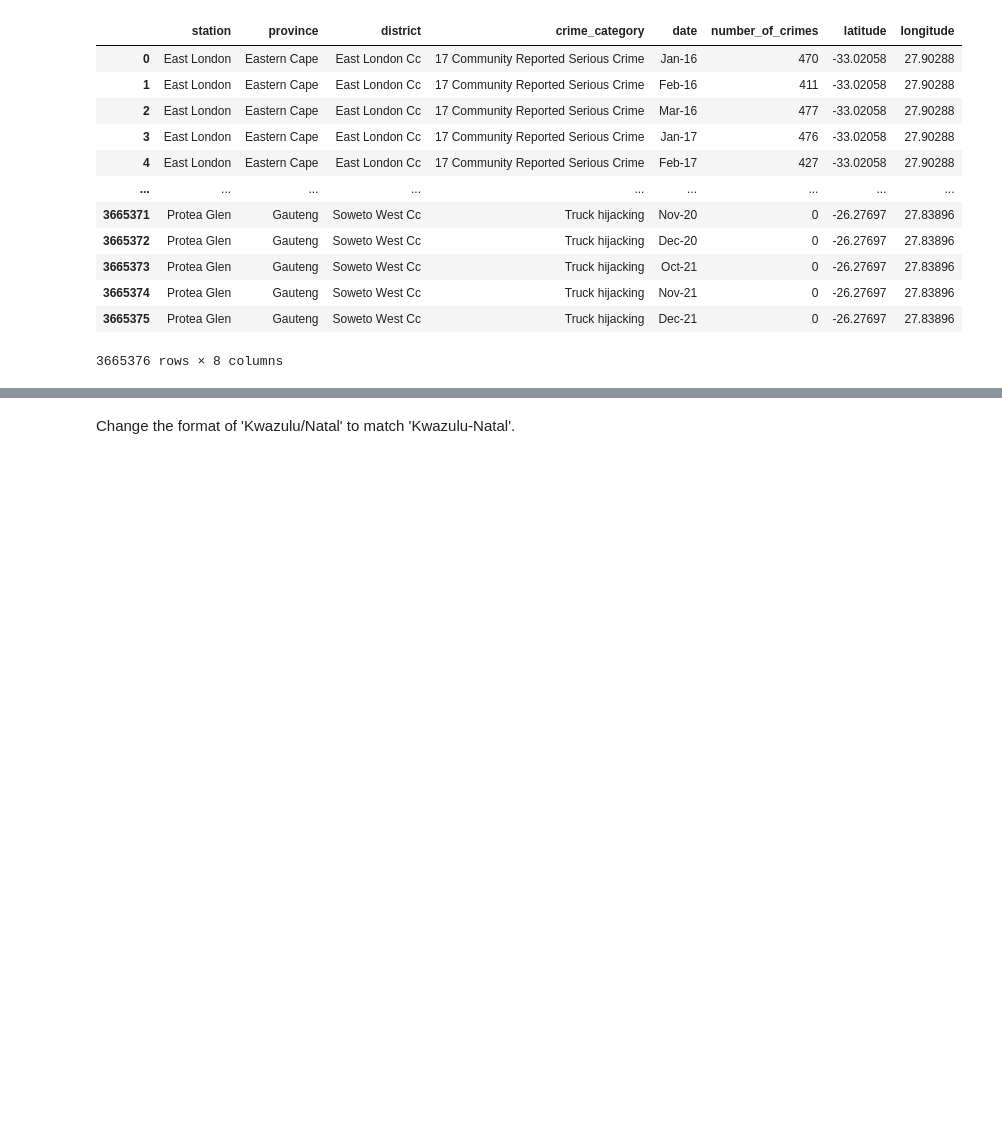
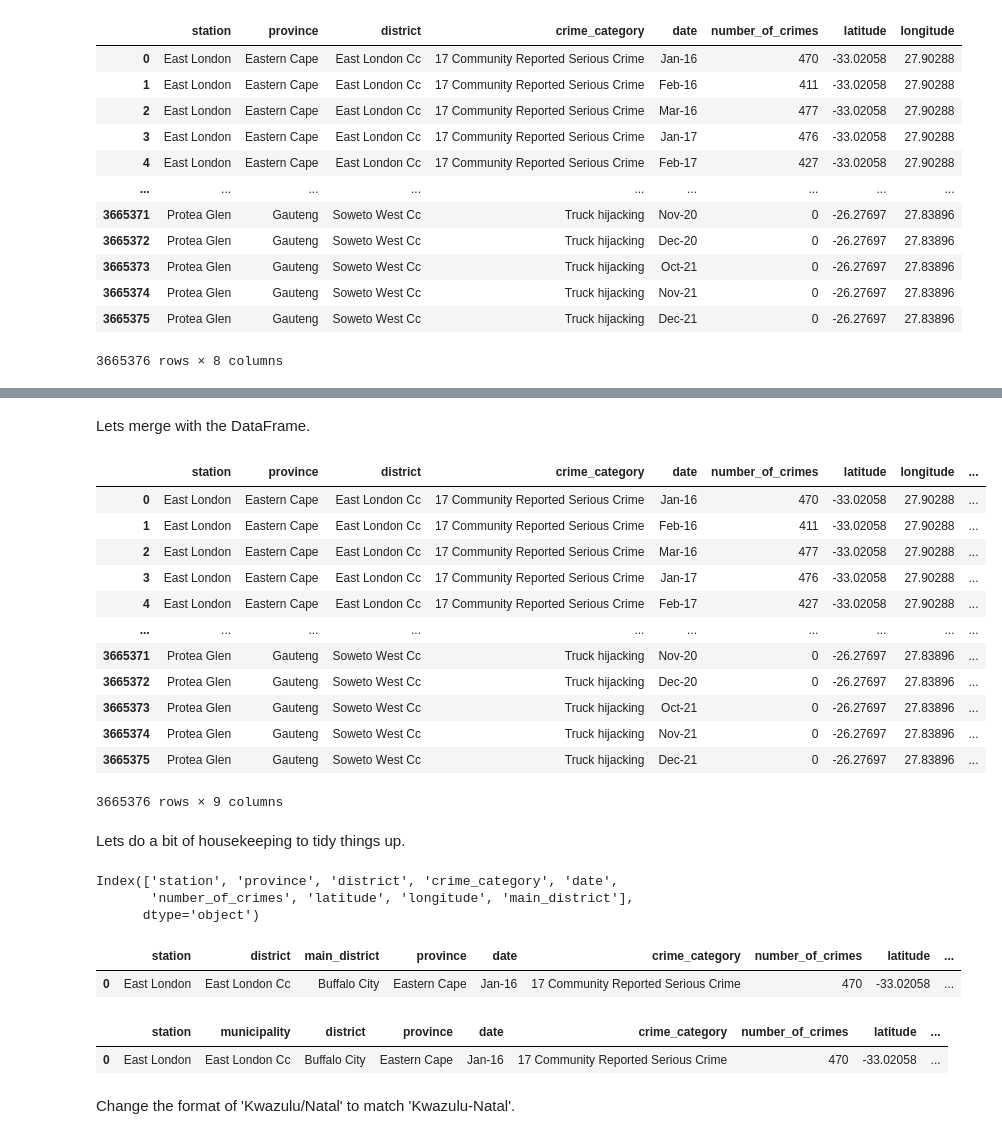
Before and after one commit to OmdenaAI/south-africa-chapter-mapping-urban-v, a Jupyter notebook: src/tasks/task4-eda-visualization/geospatial/sa_yearly_by_province.ipynb, the cells around one changed output, grey strips where cells are left out. Cells and saved outputs as stored; diff of their text form; code cells hidden in the pictures; blank space fills up the shorter version.

```diff
--- a/src/tasks/task4-eda-visualization/geospatial/sa_yearly_by_province.ipynb
+++ b/src/tasks/task4-eda-visualization/geospatial/sa_yearly_by_province.ipynb
@@ -92,3 +112,44 @@ df
+# %% [markdown]
+Lets merge with the DataFrame.
+# %%
+df = df.merge(df2, on='district', how='left')
+df
+# %% [output]
+|  | station | province | district | crime_category | date | number_of_crimes | latitude | longitude | ... |
+| 0 | East London | Eastern Cape | East London Cc | 17 Community Reported Serious Crime | Jan-16 | 470 | -33.02058 | 27.90288 | ... |
+| 1 | East London | Eastern Cape | East London Cc | 17 Community Reported Serious Crime | Feb-16 | 411 | -33.02058 | 27.90288 | ... |
+| 2 | East London | Eastern Cape | East London Cc | 17 Community Reported Serious Crime | Mar-16 | 477 | -33.02058 | 27.90288 | ... |
+| 3 | East London | Eastern Cape | East London Cc | 17 Community Reported Serious Crime | Jan-17 | 476 | -33.02058 | 27.90288 | ... |
+| 4 | East London | Eastern Cape | East London Cc | 17 Community Reported Serious Crime | Feb-17 | 427 | -33.02058 | 27.90288 | ... |
+| ... | ... | ... | ... | ... | ... | ... | ... | ... | ... |
+| 3665371 | Protea Glen | Gauteng | Soweto West Cc | Truck hijacking | Nov-20 | 0 | -26.27697 | 27.83896 | ... |
+| 3665372 | Protea Glen | Gauteng | Soweto West Cc | Truck hijacking | Dec-20 | 0 | -26.27697 | 27.83896 | ... |
+| 3665373 | Protea Glen | Gauteng | Soweto West Cc | Truck hijacking | Oct-21 | 0 | -26.27697 | 27.83896 | ... |
+| 3665374 | Protea Glen | Gauteng | Soweto West Cc | Truck hijacking | Nov-21 | 0 | -26.27697 | 27.83896 | ... |
+| 3665375 | Protea Glen | Gauteng | Soweto West Cc | Truck hijacking | Dec-21 | 0 | -26.27697 | 27.83896 | ... |
+3665376 rows × 9 columns
+# %% [markdown]
+Lets do a bit of housekeeping to tidy things up.
+# %%
+df.columns
+# %% [output]
+Index(['station', 'province', 'district', 'crime_category', 'date',
+       'number_of_crimes', 'latitude', 'longitude', 'main_district'],
+      dtype='object')
+# %%
+df = df[
+    ['station', 'district', 'main_district', 'province', 'date',
+     'crime_category', 'number_of_crimes', 'latitude', 'longitude',]]
+df.head(1)
+# %% [output]
+|  | station | district | main_district | province | date | crime_category | number_of_crimes | latitude | ... |
+| 0 | East London | East London Cc | Buffalo City | Eastern Cape | Jan-16 | 17 Community Reported Serious Crime | 470 | -33.02058 | ... |
+# %%
+df.rename(columns = {'district':'municipality', 'main_district': 'district'}, inplace = True)
+df.head(1)
+# %% [output]
+|  | station | municipality | district | province | date | crime_category | number_of_crimes | latitude | ... |
+| 0 | East London | East London Cc | Buffalo City | Eastern Cape | Jan-16 | 17 Community Reported Serious Crime | 470 | -33.02058 | ... |
 # %% [markdown]
 Change the format of 'Kwazulu/Natal' to match 'Kwazulu-Natal'.
 # %%
```
Also changed, not shown: parts of 10 cells of this notebook, 1 other file.
